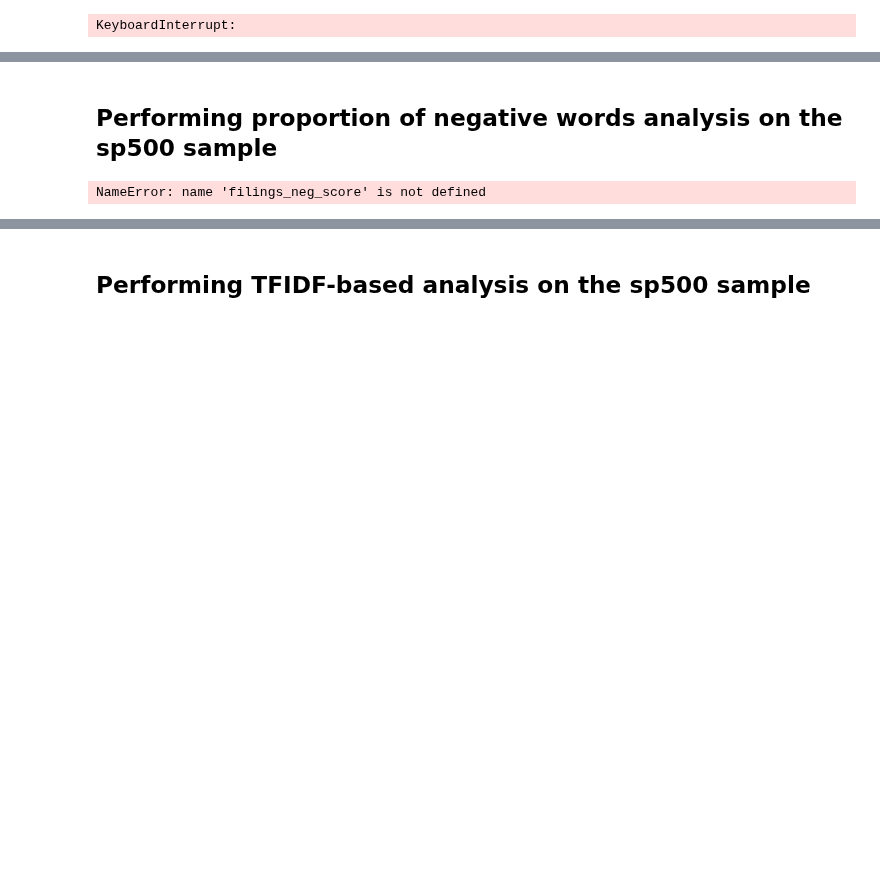
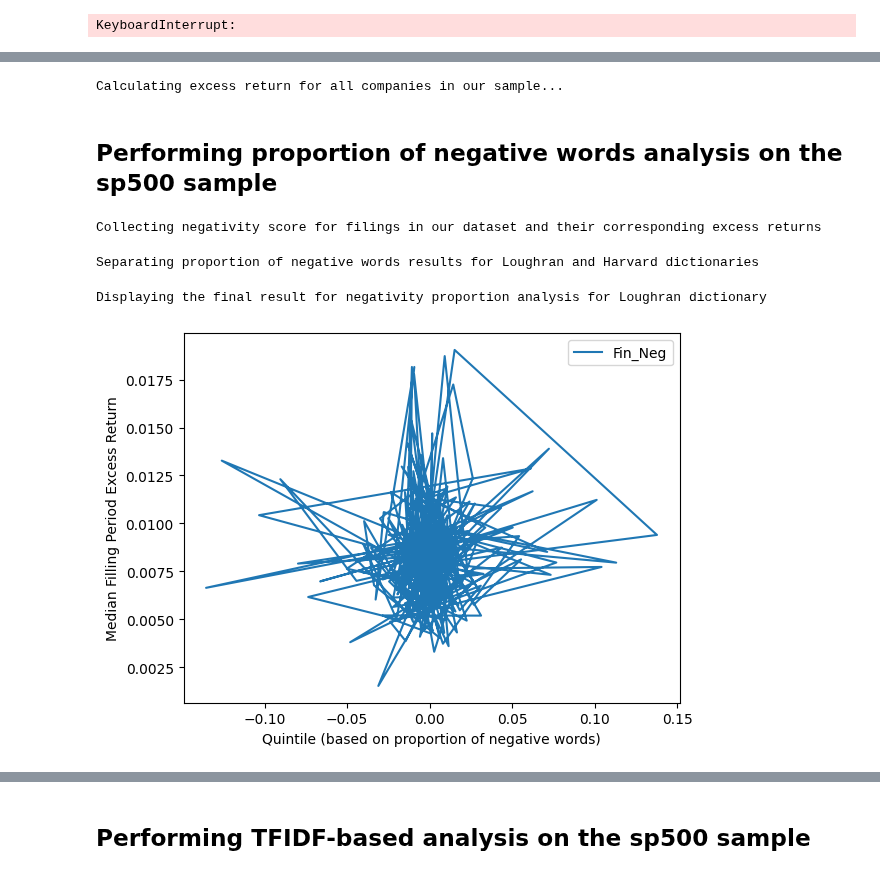
Before and after one commit to Denisfench/10k-sentiment-analysis, a Jupyter notebook: 10K-sentiment-analysis-final.ipynb, the cells around one changed output, grey strips where cells are left out. Saved outputs shown, nothing was run; the diff lists cells and outputs as text; code cells hidden in the pictures; blank space fills up the shorter version.

Commit message:
adding proportion of negative terms analysis

```diff
--- a/10K-sentiment-analysis-final.ipynb
+++ b/10K-sentiment-analysis-final.ipynb
@@ -349,10 +349,10 @@ def get_sentiment_score(text, dictionary):
     lm = ps.LM()
 
     if dictionary == "Harvard":
-        return hiv4.get_sentiment_score(text)
+        return hiv4.get_score(text)
 
     if dictionary == "Loughran":
-        return lm.get_sentiment_score(text)
+        return lm.get_score(text)
 
     raise ValueError("The dictionary could not be found.")
 # %%
@@ -615,11 +574,13 @@ for filing in sample_filings_corpus:
     filing_ticker = filing[0]
     filing_date = filing[1]
     DATE_FORMAT = "%Y-%m-%d"
-    datetime_date = datetime.strptime(filing_date, DATE_FORMAT)
+    datetime_date = datetime.strftime(filing_date, DATE_FORMAT)
     filing_permno = get_permno_from_ticker(sp500_sample, filing_ticker)
     filing_excess_return = get_excess_return(sample_crsp_data, filing_permno,
-                                             filing_date)
+                                             datetime_date)
     filings_excess_return[filing] = filing_excess_return
+# %% [output]
+Calculating excess return for all companies in our sample...
 # %% [markdown]
 <h2> Performing proportion of negative words analysis on the sp500 sample </h2>
 # %%
@@ -628,13 +589,37 @@ print("Collecting negativity score for filings in our dataset and their "
 
 filings_negativity_score_prop = []
 sample_filings_excess_return = []
+filing_lengths = []
 
 for filing in sample_filings_corpus:
+    filing_lengths.append(len(sample_filings_corpus[filing]))
     filings_negativity_score_prop.append(filings_neg_score[filing])
     sample_filings_excess_return.append(filings_excess_return[filing])
 # %% [output]
-NameError: name 'filings_neg_score' is not defined
+Collecting negativity score for filings in our dataset and their corresponding excess returns
+# %%
+print("Separating proportion of negative words results for Loughran and "
+      "Harvard dictionaries")
+
+filings_negativity_score_prop_lr = []
+filings_negativity_score_prop_hv = []
+
+idx = 0
+
+for sentiment_score in filings_negativity_score_prop:
+    filings_negativity_score_prop_lr.append(sentiment_score[0]['Negative'] /
+                                            filing_lengths[idx])
+    filings_negativity_score_prop_hv.append(sentiment_score[1]['Negative'] /
+                                            filing_lengths[idx])
+    idx += 1
+# %% [output]
+Separating proportion of negative words results for Loughran and Harvard dictionaries
 # %%
-print("Displaying the final result for negativity proportion analysis")
+print("Displaying the final result for negativity proportion analysis for "
+      "Loughran dictionary")
 
-plot_negativity_vs_median_excess_return(filings_negativity_score_tfidf, sample_filings_excess_return)
+plot_negativity_vs_median_excess_return(sample_filings_excess_return,
+                                        filings_negativity_score_prop_lr, "Fin_Neg")
+# %% [output]
+Displaying the final result for negativity proportion analysis for Loughran dictionary
+[figure, added]
```
Also changed, not shown: parts of 11 cells of this notebook.
